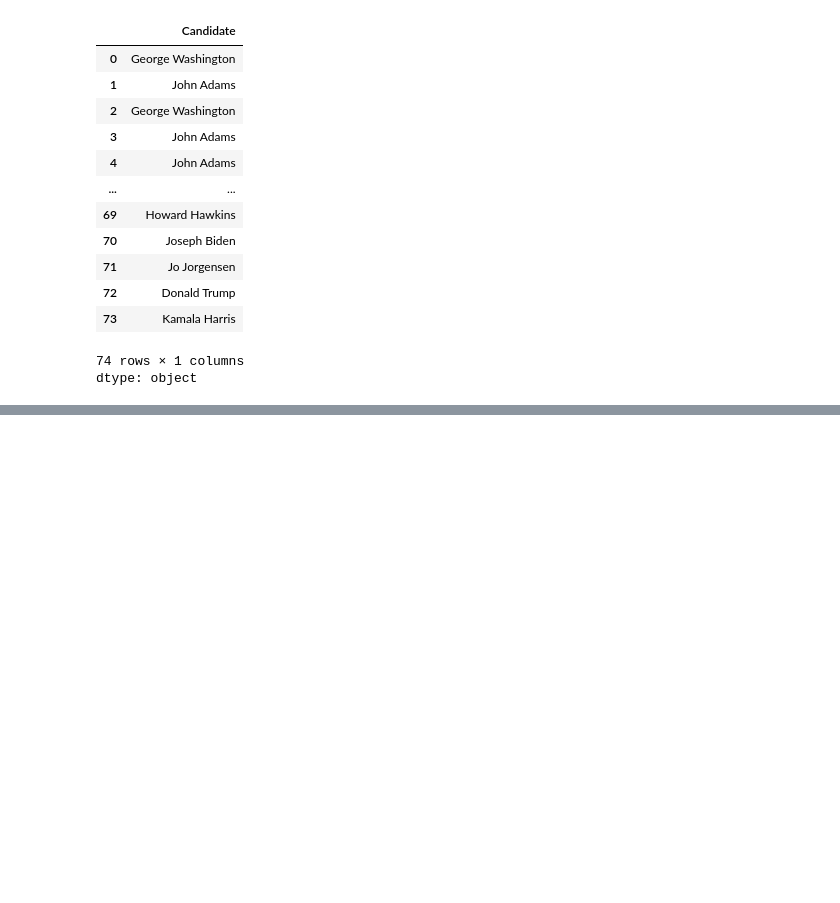
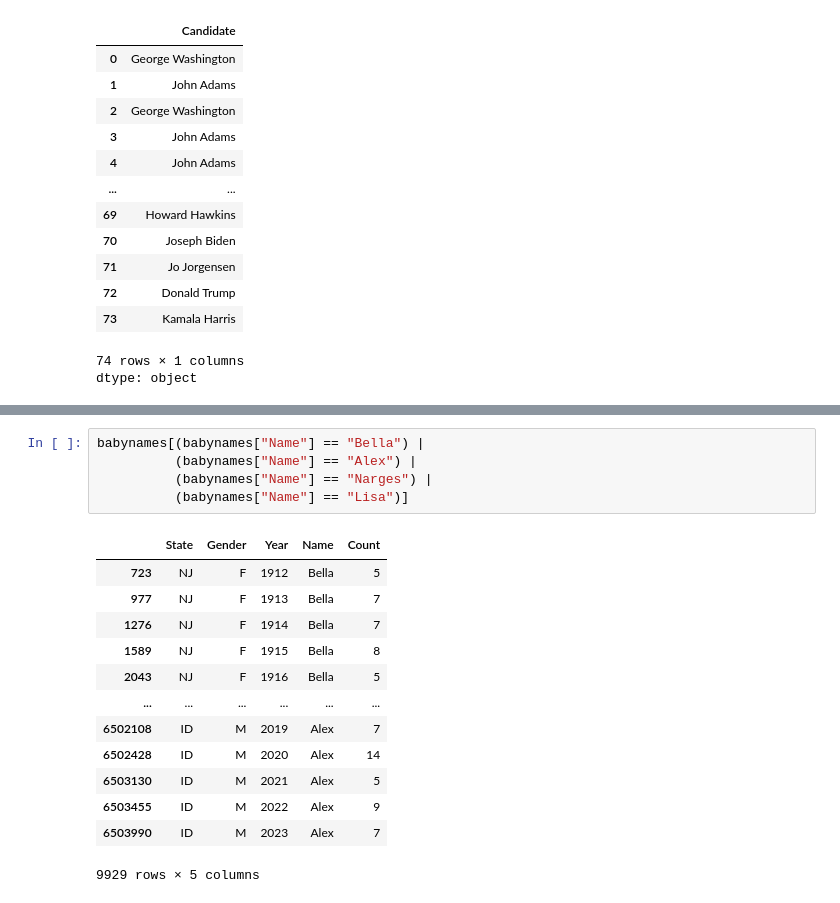
Before and after one commit to AndrewHung87/PandaPractice, a Jupyter notebook: Pandas_II.ipynb, the cells around one changed output, grey strips where cells are left out. Drawn from its saved outputs; the diff is of its cells as text; blank space fills up the shorter version.

```diff
--- a/Pandas_II.ipynb
+++ b/Pandas_II.ipynb
@@ -78,0 +210,19 @@ dtype: object
+# %%
+babynames[(babynames["Name"] == "Bella") |
+          (babynames["Name"] == "Alex") |
+          (babynames["Name"] == "Narges") |
+          (babynames["Name"] == "Lisa")]
+# %% [output]
+|  | State | Gender | Year | Name | Count |
+| 723 | NJ | F | 1912 | Bella | 5 |
+| 977 | NJ | F | 1913 | Bella | 7 |
+| 1276 | NJ | F | 1914 | Bella | 7 |
+| 1589 | NJ | F | 1915 | Bella | 8 |
+| 2043 | NJ | F | 1916 | Bella | 5 |
+| ... | ... | ... | ... | ... | ... |
+| 6502108 | ID | M | 2019 | Alex | 7 |
+| 6502428 | ID | M | 2020 | Alex | 14 |
+| 6503130 | ID | M | 2021 | Alex | 5 |
+| 6503455 | ID | M | 2022 | Alex | 9 |
+| 6503990 | ID | M | 2023 | Alex | 7 |
+9929 rows × 5 columns
```
Also changed, not shown: parts of 32 cells of this notebook.
